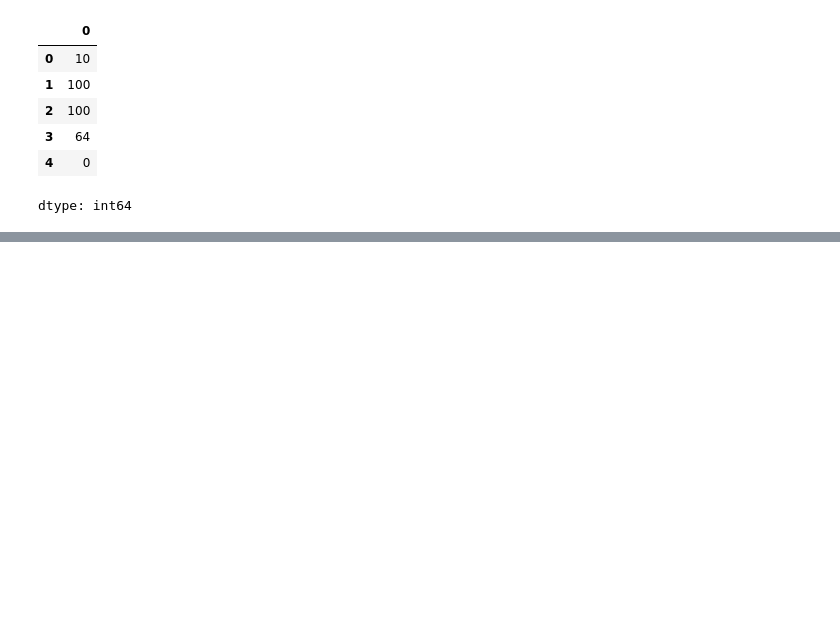
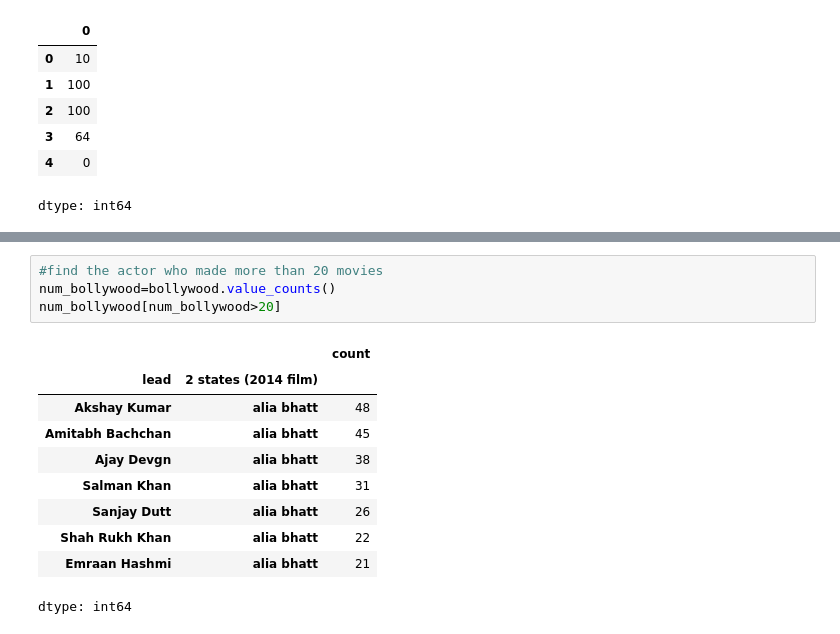
Before and after one commit to raunakdwivedi03/Python_Libraries, a Jupyter notebook: Pandas.ipynb, the cells around one changed output, grey strips where cells are left out. Drawn from its saved outputs; the diff is of its cells as text; blank space fills up the shorter version.

```diff
--- a/Pandas.ipynb
+++ b/Pandas.ipynb
@@ -745,0 +973,15 @@ bollywood
+# %%
+#find the actor who made more than 20 movies
+num_bollywood=bollywood.value_counts()
+num_bollywood[num_bollywood>20]
+# %% [output]
+|  |  | count |
+| lead | 2 states (2014 film) |  |
+| Akshay Kumar | alia bhatt | 48 |
+| Amitabh Bachchan | alia bhatt | 45 |
+| Ajay Devgn | alia bhatt | 38 |
+| Salman Khan | alia bhatt | 31 |
+| Sanjay Dutt | alia bhatt | 26 |
+| Shah Rukh Khan | alia bhatt | 22 |
+| Emraan Hashmi | alia bhatt | 21 |
+dtype: int64
```
Also changed, not shown: parts of 26 cells of this notebook.
